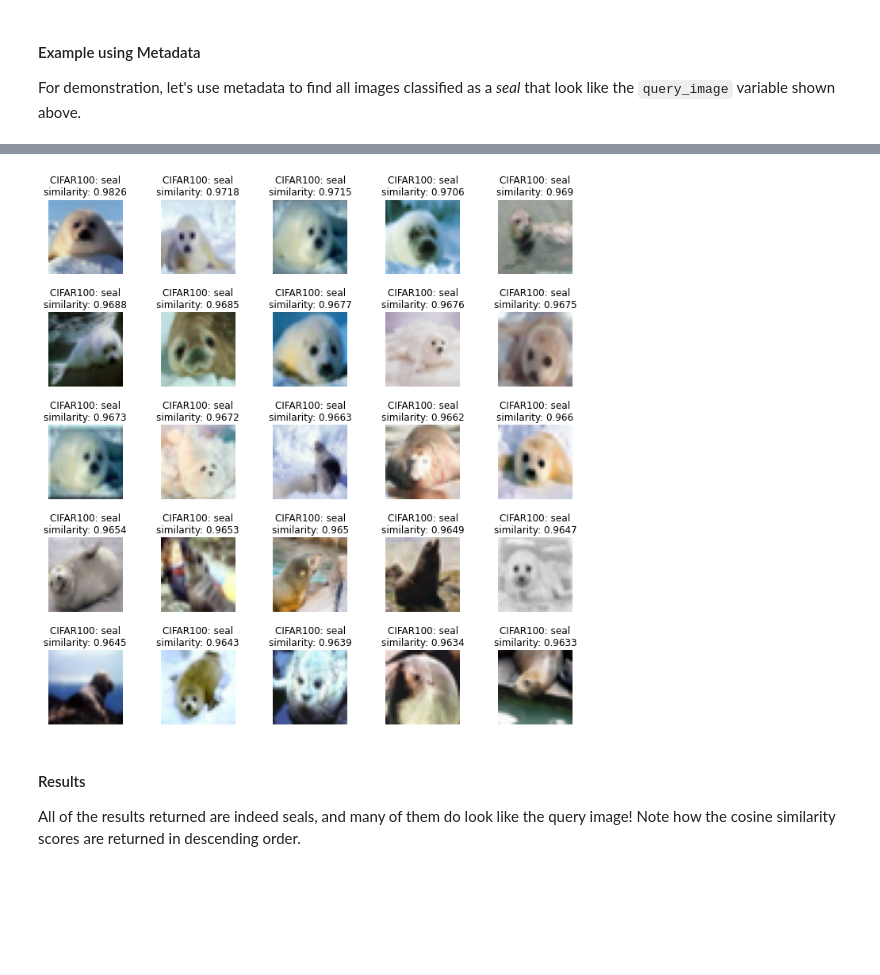
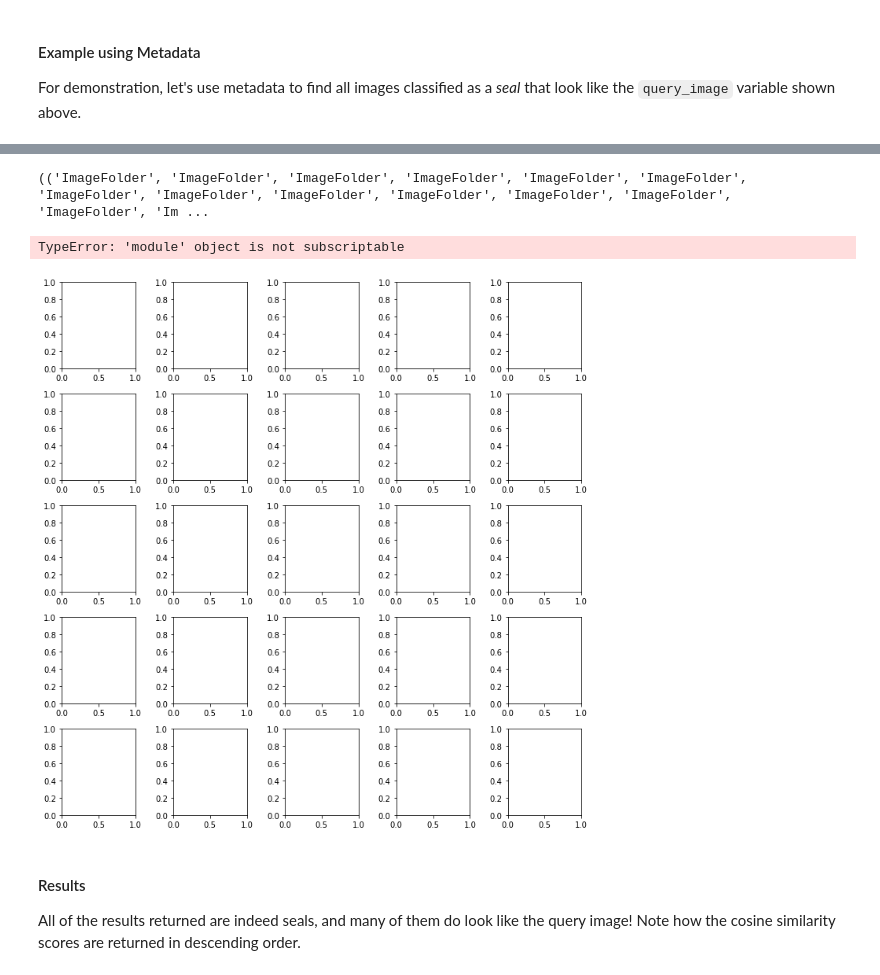
Before and after one commit to BladeClickerQQ/Info7374_Image_Search, a Jupyter notebook: image_search.ipynb, the cells around one changed output, grey strips where cells are left out. Saved outputs shown, nothing was run; the diff lists cells and outputs as text; code cells hidden in the pictures; blank space fills up the shorter version.

```diff
--- a/image_search.ipynb
+++ b/image_search.ipynb
@@ -339,0 +387,36 @@ In the next few lines, we look up the actual images associated to the vector emb
+# %%
+def _get_ids_scores_metadatas(response):
+    """Return ids and scores from Pinecone query response."""
+    matches = response['matches']
+    ids, scores, metadatas = zip(*[(
+        match['id'],
+        match['score'],
+        match['metadata']
+    ) for match in matches])
+    return list(ids), list(scores), list(metadatas)
+
+
+def get_response_information(response):
+    """Return dataset, ids, and scores from Pinecone query response."""
+    ids, scores, metadatas = _get_ids_scores_metadatas(response)
+    datasets, rows = list(zip(*[id_.split('.') for id_ in ids]))
+    return datasets, map(int, rows), scores, metadatas
+
+
+def show_response_as_grid(response, datasets, nrows, ncols, **subplot_kwargs):
+    fig, axes = plt.subplots(nrows, ncols, **subplot_kwargs)
+    fig.tight_layout()
+    iter_response = get_response_information(response)
+    print(iter_response)
+    iter_images = zip(*[*iter_response, axes.flat])
+    for dataset_name, row, score, metadata, ax in iter_images:
+
+        #result_array = datasets[dataset_name].data[row]
+        result_array = datasets[row][0].numpy()
+        result_img = np.transpose(result_array, (1,2,0))
+        plt.imshow(result_img)
+#         ax.imshow(result_array)
+#         ax.set_title(
+#             f'{dataset_name}: {metadata["label"]}\nsimilarity: {score:.4}'
+#         )
+#         ax.axis("off")
@@ -354,13 +481,16 @@ For demonstration, let's use metadata to find all images classified as a _seal_
 # %%
 response = index.query(
     query_embedding,
     top_k=25,
-    filter={"label": {"$eq": "seal"}},
+    filter={"label": {"$eq": "images"}},
     include_metadata=True
 )
-h.show_response_as_grid(response, datasets, 5, 5, figsize=(10, 10))
+# h.show_response_as_grid(response, datasets, 5, 5, figsize=(10, 10))
+show_response_as_grid(response, datasets, 5, 5, figsize=(10, 10))
 # %% [output]
+(('ImageFolder', 'ImageFolder', 'ImageFolder', 'ImageFolder', 'ImageFolder', 'ImageFolder', 'ImageFolder', 'ImageFolder', 'ImageFolder', 'ImageFolder', 'ImageFolder', 'ImageFolder', 'ImageFolder', 'Im ...
+TypeError: 'module' object is not subscriptable
-[figure, old version]
+[figure, new version]
 # %% [markdown]
 #### Results
 
```
Also changed, not shown: parts of 24 cells of this notebook, 3 other files.
